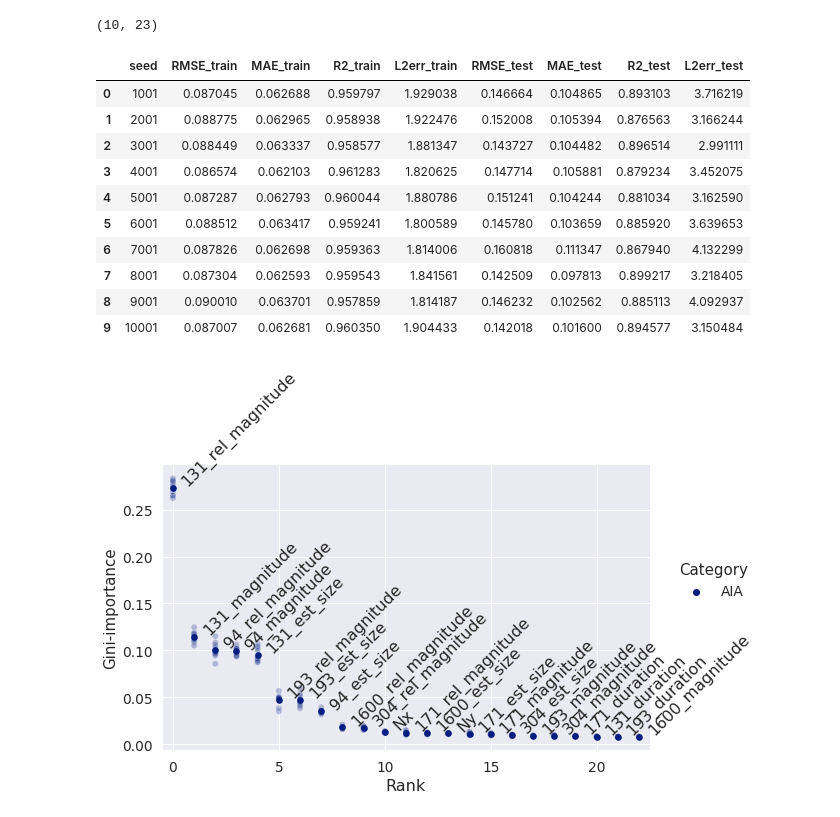
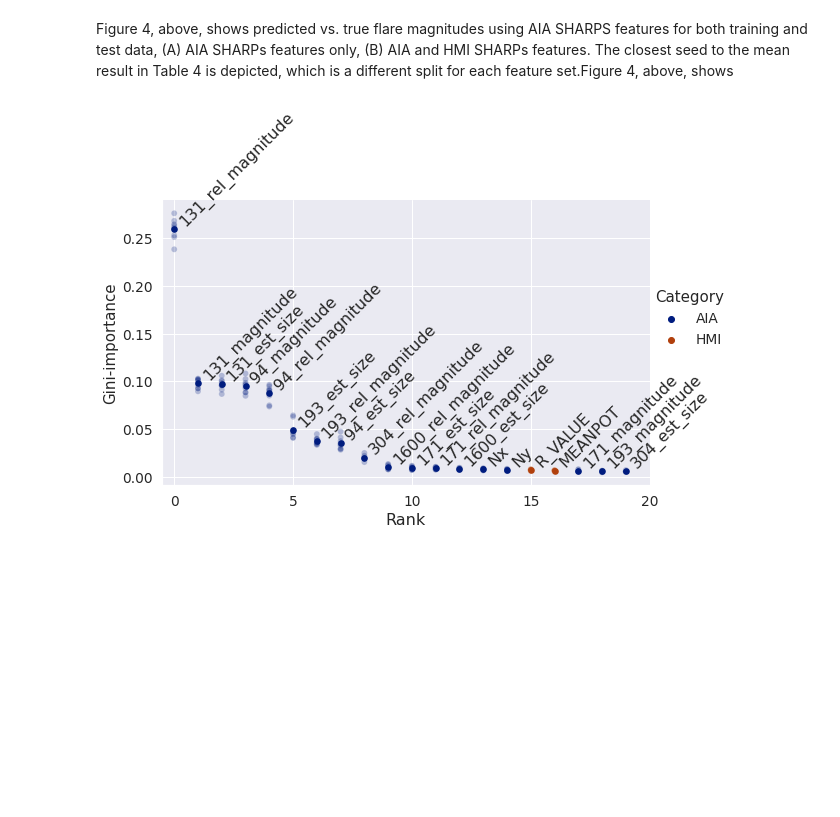
Before and after one commit to SWxTREC/aia-flare-catalog, a Jupyter notebook: paper_figures.ipynb, the cells around one changed output. Cells and saved outputs as stored; diff of their text form; code cells hidden in the pictures; blank space fills up the shorter version.

Commit message:
notebook to generate paper figures -- all cleaned up and consistent links

```diff
--- a/paper_figures.ipynb
+++ b/paper_figures.ipynb
@@ -21 +204,7 @@ from sklearn.linear_model import LinearRegression
+# %%
+# AIA wavelengths and colors for plotting
+lams = ['193','171','304','1600','131','94']
+colors = ['tab:blue','tab:orange','tab:green','tab:red','tab:purple','tab:brown']
+
+save_figs = False       # setting whether or not to save generated figures
 # %%
@@ -107,0 +493,10 @@ B: 968 C: 2269 M: 243 X: 16
+# %%
+fig,ax = plt.subplots(1,3,figsize=(20,5))
+sns.set_theme()
+plot_time_hist(starts,ax[0],hist_range=(-20,40),title='(A)')
+plot_time_hist(peaks2,ax[1],hist_range=(-20,40),title='(B)')
+plot_time_hist(peaks,ax[2],hist_range=(0,60),title='(C)')
+plt.grid(True)
+
+if save_figs:
+    plt.savefig('figures/aiavsgoes_times_histogram2.jpg',dpi=600,bbox_inches='tight')
@@ -336,0 +532,5 @@ plt.savefig('../figures/aiavsgoes_times_histogram.jpg',dpi=600,bbox_inches='tigh
+# %%
+### load results from training the ERT model to regress onto flare magnitudes
+ert_results = pd.read_csv('ert_results_hmiandaia/seed10001/ert_results_hmiandaia_verified.csv')
+ert_metrics = ert_results.iloc[:,:9]
+ert_metrics
@@ -337,50 +602,33 @@ plt.savefig('../figures/aiavsgoes_times_histogram.jpg',dpi=600,bbox_inches='tigh
+# %% [markdown]
+Figure 4, above, shows predicted vs. true flare magnitudes using AIA SHARPS features for both training and test data, (A) AIA SHARPs features only, (B) AIA and HMI SHARPs features. The closest seed to the mean result in Table 4 is depicted, which is a different split for each feature set.Figure 4, above, shows
 # %%
-ert_results = pd.read_csv('ert_results_aia/seed10001/ert_results_aia_verified.csv')
-ert_metrics = ert_results.iloc[:,:9]
+### plot feature ranking according to Gini importance for top 20 features
 ert_features = ert_results.iloc[:,list(range(9,len(ert_results.columns)))]
 mean_features = np.mean(ert_features.iloc[:,:],axis=0)
 rank = np.argsort(mean_features)
-# print(rank)
-ert_features = ert_features.iloc[:,rank[:2:-1]]
-# print(len(rank))
-print(ert_features.shape)
+ert_features = ert_features.iloc[:,rank[:27:-1]]
 # replace features with rank
 features = ert_features.columns
-# ert_features.set_axis(np.arange(len(features)),axis=1,inplace=True)
-# print(ert_features)
 ert_features_long = ert_features.melt(var_name="Features",value_name="Gini-importance")
-# ert_features_long['Rank'] = np.arange(len(ert_features_long))
 ert_features_long['Category'] = 0
 ert_features_long.loc[ert_features_long.iloc[:,0] =='SIZE','Category'] = 'GOES'
 ert_features_long.loc[ert_features_long.iloc[:,0].str.isupper(),'Category']='HMI'
 ert_features_long.loc[~ert_features_long.iloc[:,0].str.isupper(),'Category'] = 'AIA'
 
 sns.set(rc={'figure.figsize':(11.7,8.27)},font_scale=1.25)
 _categories = ['AIA','HMI']
 g = sns.relplot(data=ert_features_long, x='Features', y='Gini-importance',hue='Category',palette='dark',alpha=.25, aspect=1.61)
-# sns.move_legend(g,'upper right',bbox_to_anchor=(0.8,0.8))
 sns.pointplot(data=ert_features_long,x="Features",y="Gini-importance",hue='Category',palette='dark',join=False,scale=.75,ci=None)
 plt.legend([],[],frameon=False)
 plt.grid(True,axis='both')
 plt.xticks(range(0,len(features)+1,5),range(0,len(features)+1,5))
 plt.xlabel('Rank',fontsize=16)
-features = pd.DataFrame({'Feature':features,'Rank':range(len(features)),'Gini-importance':mean_features[rank[:2:-1]]})
+features = pd.DataFrame({'Feature':features,'Rank':range(len(features)),'Gini-importance':mean_features[rank[:27:-1]]})
 features.reset_index
 for v in features.iterrows():
-    plt.text(v[1][1] + 0.3, v[1][2] + 0.003, f'{v[1][0]}', rotation=45, fontsize=16)
-plt.savefig('../figures/featureimportances_hmiandaia.jpg',dpi=600,bbox_inches='tight')
-ert_metrics
+    plt.text(v[1][1] + 0.1, v[1][2] + 0.004, f'{v[1][0]}', rotation=45, fontsize=16)
+
+if save_figs:
+    plt.savefig('../figures/featureimportances_hmiandaia.jpg',dpi=600,bbox_inches='tight')
 # %% [output]
-(10, 23)
-|  | seed | RMSE_train | MAE_train | R2_train | L2err_train | RMSE_test | MAE_test | R2_test | L2err_test |
-| 0 | 1001 | 0.087045 | 0.062688 | 0.959797 | 1.929038 | 0.146664 | 0.104865 | 0.893103 | 3.716219 |
-| 1 | 2001 | 0.088775 | 0.062965 | 0.958938 | 1.922476 | 0.152008 | 0.105394 | 0.876563 | 3.166244 |
-| 2 | 3001 | 0.088449 | 0.063337 | 0.958577 | 1.881347 | 0.143727 | 0.104482 | 0.896514 | 2.991111 |
-| 3 | 4001 | 0.086574 | 0.062103 | 0.961283 | 1.820625 | 0.147714 | 0.105881 | 0.879234 | 3.452075 |
-| 4 | 5001 | 0.087287 | 0.062793 | 0.960044 | 1.880786 | 0.151241 | 0.104244 | 0.881034 | 3.162590 |
-| 5 | 6001 | 0.088512 | 0.063417 | 0.959241 | 1.800589 | 0.145780 | 0.103659 | 0.885920 | 3.639653 |
-| 6 | 7001 | 0.087826 | 0.062698 | 0.959363 | 1.814006 | 0.160818 | 0.111347 | 0.867940 | 4.132299 |
-| 7 | 8001 | 0.087304 | 0.062593 | 0.959543 | 1.841561 | 0.142509 | 0.097813 | 0.899217 | 3.218405 |
-| 8 | 9001 | 0.090010 | 0.063701 | 0.957859 | 1.814187 | 0.146232 | 0.102562 | 0.885113 | 4.092937 |
-| 9 | 10001 | 0.087007 | 0.062681 | 0.960350 | 1.904433 | 0.142018 | 0.101600 | 0.894577 | 3.150484 |
-[figure, old version]
+[figure, new version]
```
Also changed, not shown: parts of 26 cells of this notebook.
